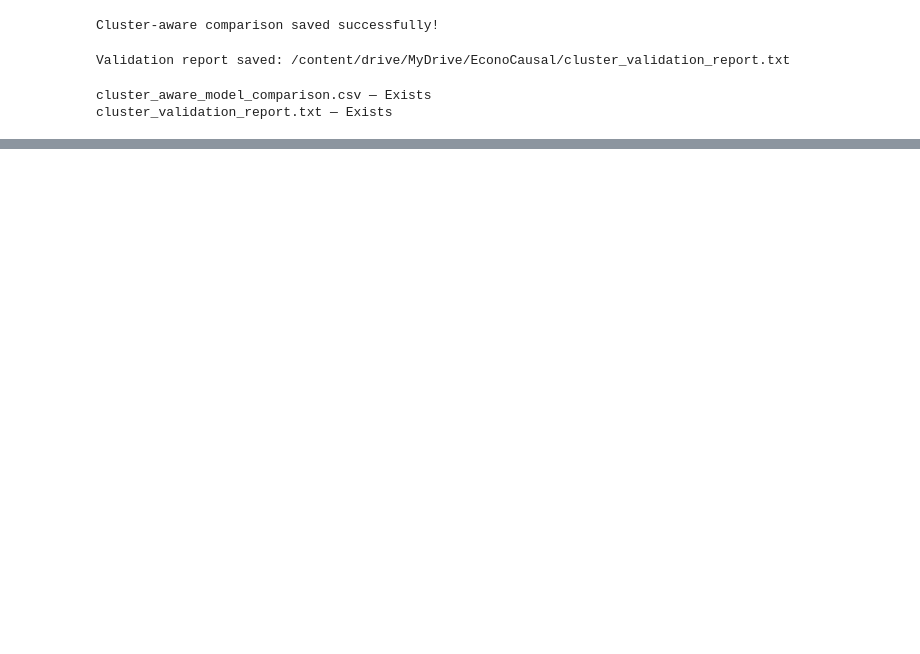
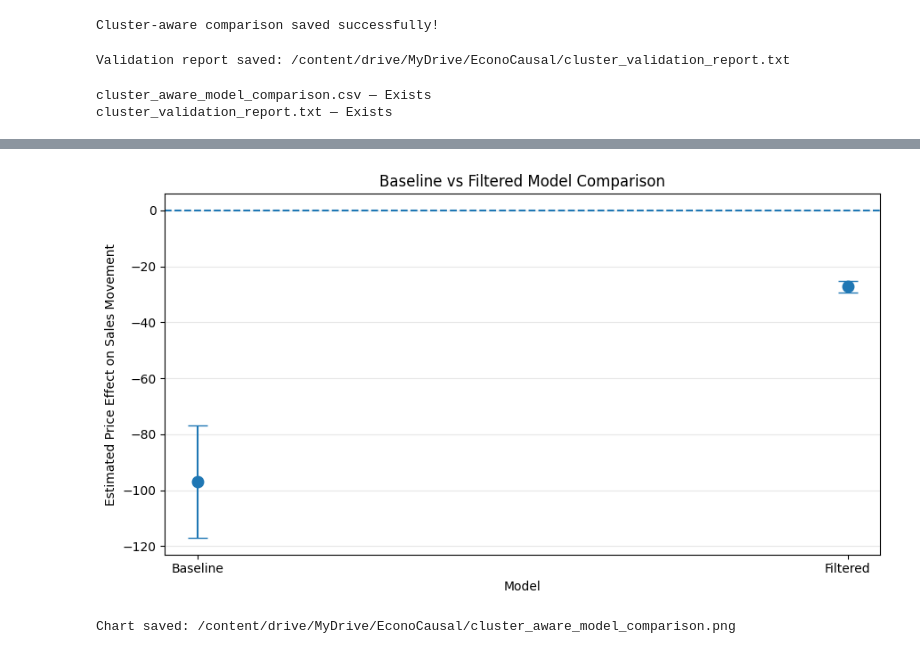
Before and after one commit to Ashokyadhav/Econocausal, a Jupyter notebook: DoubleML.ipynb, the cells around one changed output, grey strips where cells are left out. Saved outputs shown, nothing was run; the diff lists cells and outputs as text; code cells hidden in the pictures; blank space fills up the shorter version.

```diff
--- a/DoubleML.ipynb
+++ b/DoubleML.ipynb
@@ -3986,0 +4043,54 @@ cluster_validation_report.txt — Exists
+# %%
+import matplotlib.pyplot as plt
+import os
+
+# Cluster-aware model results
+models = ["Baseline", "Filtered"]
+
+coefficients = [-97.0281, -27.3148]
+
+lower_ci = [-117.0907, -29.2395]
+upper_ci = [-76.9655, -25.3901]
+
+# Calculate confidence interval distances
+lower_error = [
+    coefficients[i] - lower_ci[i] for i in range(2)
+]
+
+upper_error = [
+    upper_ci[i] - coefficients[i] for i in range(2)
+]
+
+plt.figure(figsize=(9, 5))
+
+plt.errorbar(
+    models,
+    coefficients,
+    yerr=[lower_error, upper_error],
+    fmt="o",
+    capsize=8,
+    markersize=9
+)
+
+plt.axhline(0, linestyle="--")
+
+plt.title("Baseline vs Filtered Model Comparison")
+plt.xlabel("Model")
+plt.ylabel("Estimated Price Effect on Sales Movement")
+
+plt.grid(axis="y", alpha=0.3)
+plt.tight_layout()
+
+# Save chart
+chart_path = os.path.join(
+    project_path,
+    "cluster_aware_model_comparison.png"
+)
+
+plt.savefig(chart_path, dpi=300)
+plt.show()
+
+print("Chart saved:", chart_path)
+# %% [output]
+[figure, added]
+Chart saved: /content/drive/MyDrive/EconoCausal/cluster_aware_model_comparison.png
```
Also changed, not shown: parts of 13 cells of this notebook.
